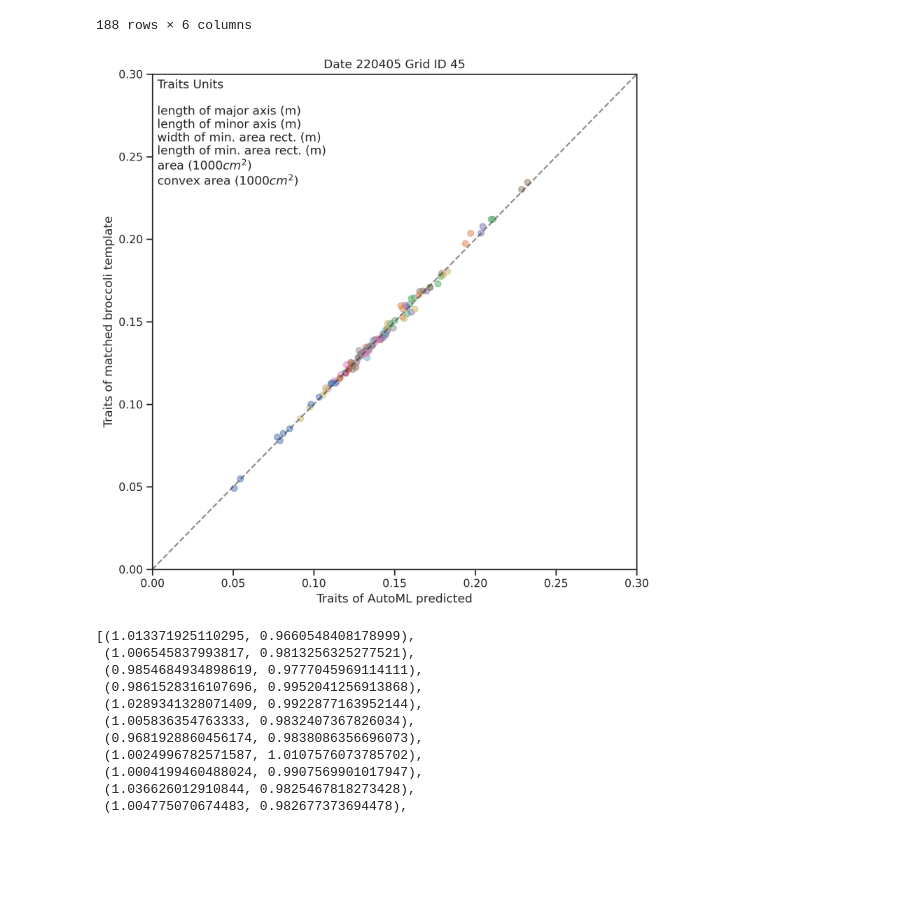
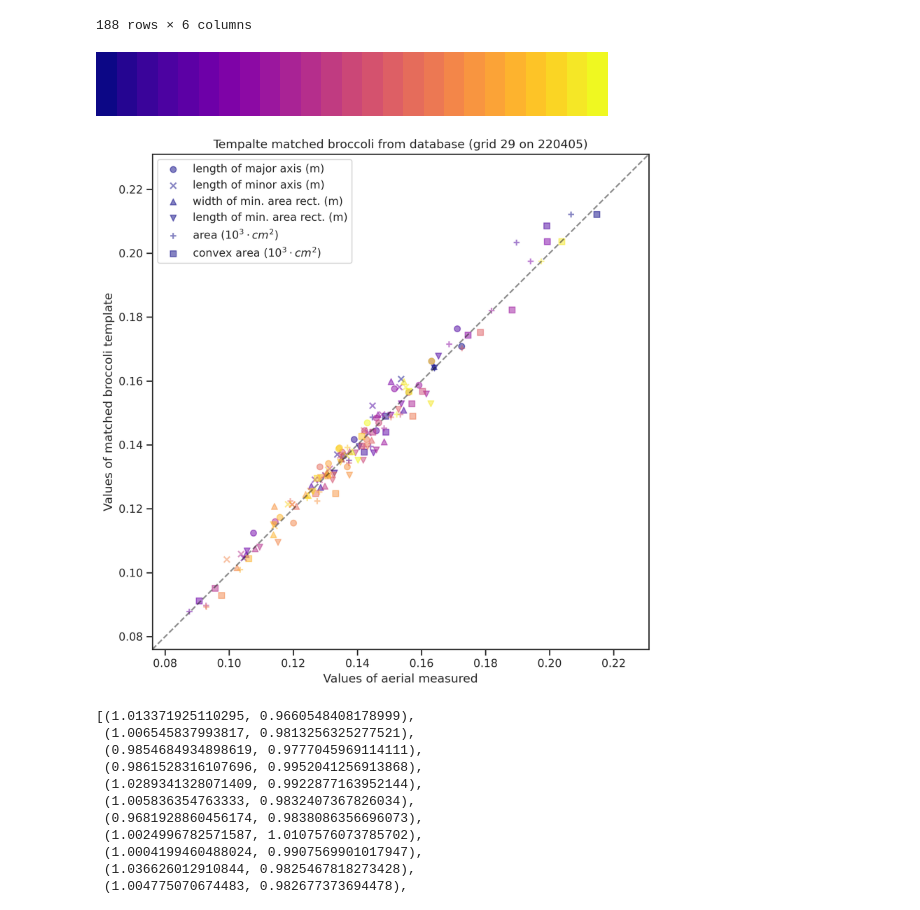
Before and after one commit to UTokyo-FieldPhenomics-Lab/BroccoliHead3D.ipynb, a Jupyter notebook: 21_grid4o3d.ipynb, the cells around one changed output. Cells and saved outputs as stored; diff of their text form; code cells hidden in the pictures; blank space fills up the shorter version.

```diff
--- a/21_grid4o3d.ipynb
+++ b/21_grid4o3d.ipynb
@@ -36,7 +36,7 @@ Jupyter environment detected. Enabling Open3D WebVisualizer.
 [Open3D INFO] WebRTCWindowSystem: HTTP handshake server disabled.
 # %%
 date = '220405'
-grid_id = '45'
+grid_id = '29'
 # %% [markdown]
 # 2. read the broccoli head position
 # %%
@@ -247,2 +247,4 @@ predictions.head()
+# %%
+predictions = X.copy()
 # %% [markdown]
 preview the data distribution
@@ -318,54 +351,86 @@ matching_sort
 | 186 | 0.152286 | 0.149501 | 0.151497 | 0.143503 | 172.877534 | ... |
 | 187 | 0.181245 | 0.170482 | 0.169183 | 0.174164 | 235.245797 | ... |
 188 rows × 6 columns
+# %%
+color = plt.cm.get_cmap('plasma', len(predictions))
+color
+# %% [output]
+[figure, added]
 # %%
 fig, ax = plt.subplots(1,1, figsize=(8,8), dpi=300)
+
+mx = predictions4plot.max().max()
+mn = predictions4plot.min().min()
+mx = np.ceil(100 * mx) / 100 * 1.05
+mn = np.floor(100 * mn) / 100 * 0.95
 
 trans = []
 matched_idx = []
 
-lbmax = np.ceil( 0.01 * matching_sort.values.max()) / 10
+# lbmax = np.ceil( 0.01 * matching_sort.values.max()) / 10
 
-ax.plot([0, lbmax], [0, lbmax], 'k--', alpha=0.5)
+lbmax = mx
+lbmin = mn
+
+# ax.plot([0, lbmax], [0, lbmax], 'k--', alpha=0.5)
+ax.plot([lbmin, lbmax], [lbmin, lbmax], 'k--', alpha=0.5)
+
+marker=['o', 'x', '^', 'v', '+', 's']
+labels = [
+    'length of major axis (m)',
+    'length of minor axis (m)',
+    'width of min. area rect. (m)',
+    'length of min. area rect. (m)',
+    'area ($10^3 \cdot cm^2$)',
+    'convex area ($10^3 \cdot cm^2$)'
+]
 
 for row_id, v in predictions.iterrows():
     diff = matching_sort.values - v.values
     # normalize
     diff_norm = np.abs(diff / np.linalg.norm(diff, axis=0))
     diff_sum = diff_norm.sum(axis=1)
 
     min_diff_idx = np.argmin(diff_sum)
 
     pred_v = v.values
     db_v = matching_sort.values[min_diff_idx,:]
 
     plot_ratio = np.array([1, 1, 1, 1, 0.001, 0.001])
-    ax.scatter(x=pred_v*plot_ratio, y=db_v*plot_ratio, alpha=0.5)
+    xx = pred_v*plot_ratio
+    yy = db_v*plot_ratio
+    for i in range(len(xx)):
+        if row_id == 0:
+            ax.scatter(x=xx[i], y=yy[i], alpha=0.5, marker=marker[i], color=color(row_id), label=labels[i])
+        else:
+            ax.scatter(x=xx[i], y=yy[i], alpha=0.5, marker=marker[i], color=color(row_id))
 
     # [2]'min_rect_width(m)', [3] 'min_rect_length(m)',
     trans.append((pred_v[2]/db_v[2], pred_v[3]/db_v[3]))
     matched_idx.append(min_diff_idx)
 
-ax.set_xlim(0, lbmax)
-ax.set_ylim(0, lbmax)
+ax.set_xlim(lbmin, lbmax)
+ax.set_ylim(lbmin, lbmax)
 
-ax.text(lbmax*0.01, lbmax*0.99,
-    'Traits Units \n\n'
-    'length of major axis (m)\n' +
-    'length of minor axis (m)\n' +
-    'width of min. area rect. (m)\n' +
-    'length of min. area rect. (m)\n'+
-    'area ($1000cm^2$)\n' +
-    'convex area ($1000cm^2$)\n',
-    va='top')
-ax.set_xlabel('Traits of AutoML predicted')
-ax.set_ylabel('Traits of matched broccoli template')
-ax.set_title(f'Date {date} Grid ID {grid_id}')
+# ax.text(lbmin*1.01, lbmax*0.99,
+#     'Traits Units \n\n'
+#     'length of major axis (m)\n' +
+#     'length of minor axis (m)\n' +
+#     'width of min. area rect. (m)\n' +
+#     'length of min. area rect. (m)\n'+
+#     'area ($1000cm^2$)\n' +
+#     'convex area ($1000cm^2$)\n',
+#     va='top')
+ax.set_xlabel('Values of aerial measured')
+ax.set_ylabel('Values of matched broccoli template')
+ax.set_title(f'Tempalte matched broccoli from database (grid {grid_id} on {date})')
+ax.legend()
 plt.tight_layout()
-plt.savefig(f"out/autoskl_matched_{date}_{grid_id}.svg")
+# plt.savefig(f"out/autoskl_matched_{date}_{grid_id}.svg")
+plt.savefig(f"out/aerial_matched_{date}_{grid_id}.pdf")
 plt.show()
 # %% [output]
-[figure, old version]
+[figure, new version]
 # %%
 trans
 # %% [output]
```
Also changed, not shown: parts of 11 cells of this notebook, 3 other files.
